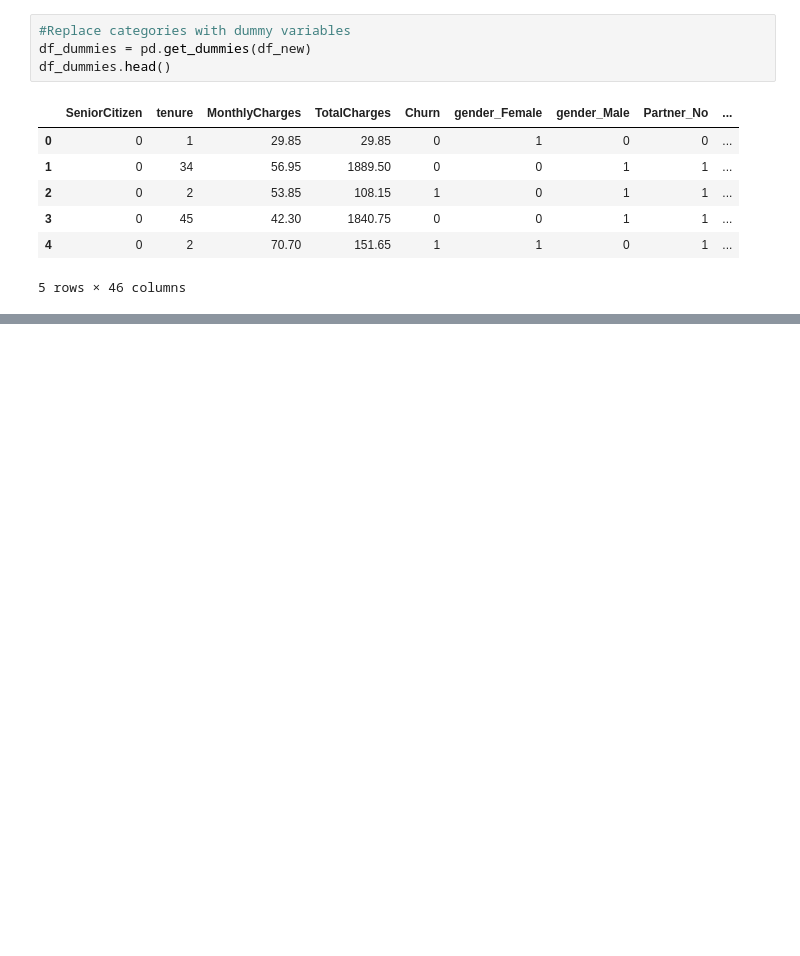
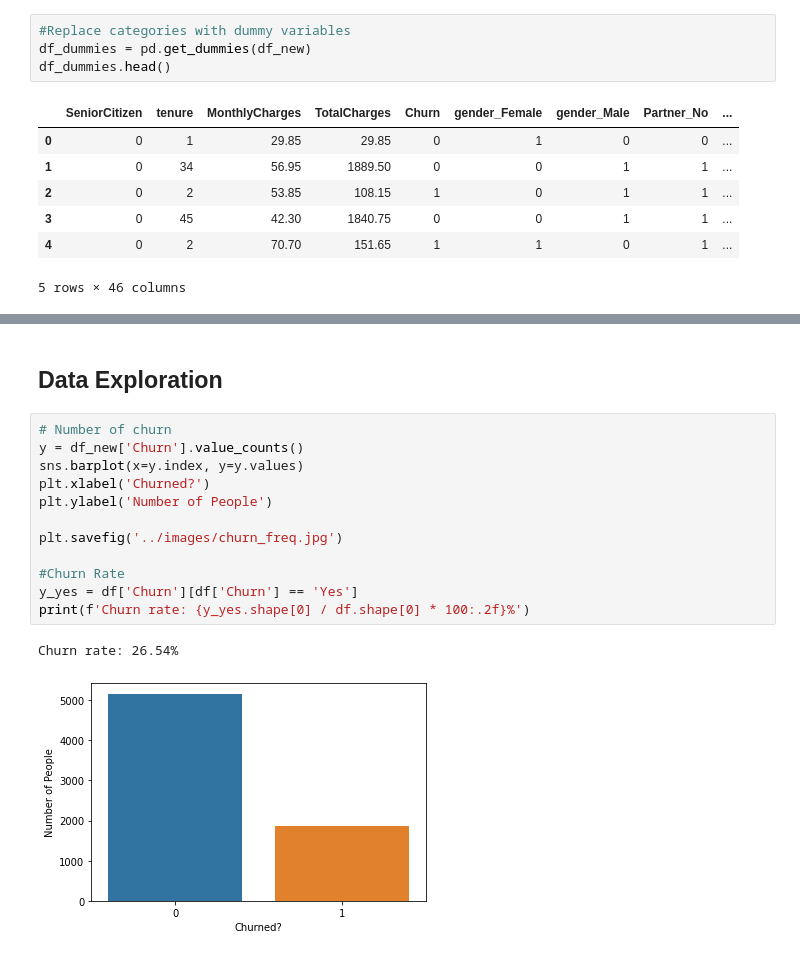
Before and after one commit to JamesG419/churn_analysis, a Jupyter notebook: notebooks/1-jpg-initial_data_exploration.ipynb, the cells around one changed output, grey strips where cells are left out. Drawn from its saved outputs; the diff is of its cells as text; blank space fills up the shorter version.

```diff
--- a/notebooks/1-jpg-initial_data_exploration.ipynb
+++ b/notebooks/1-jpg-initial_data_exploration.ipynb
@@ -174,0 +199,17 @@ df_dummies.to_csv('../data/processed/WA_Fn-UseC_-Telco-Customer-Churn-Dummies.cs
+# %% [markdown]
+## Data Exploration
+# %%
+# Number of churn
+y = df_new['Churn'].value_counts()
+sns.barplot(x=y.index, y=y.values)
+plt.xlabel('Churned?')
+plt.ylabel('Number of People')
+
+plt.savefig('../images/churn_freq.jpg')
+
+#Churn Rate
+y_yes = df['Churn'][df['Churn'] == 'Yes']
+print(f'Churn rate: {y_yes.shape[0] / df.shape[0] * 100:.2f}%')
+# %% [output]
+Churn rate: 26.54%
+[figure, added]
```
Also changed, not shown: parts of 26 cells of this notebook, 3 other files.
